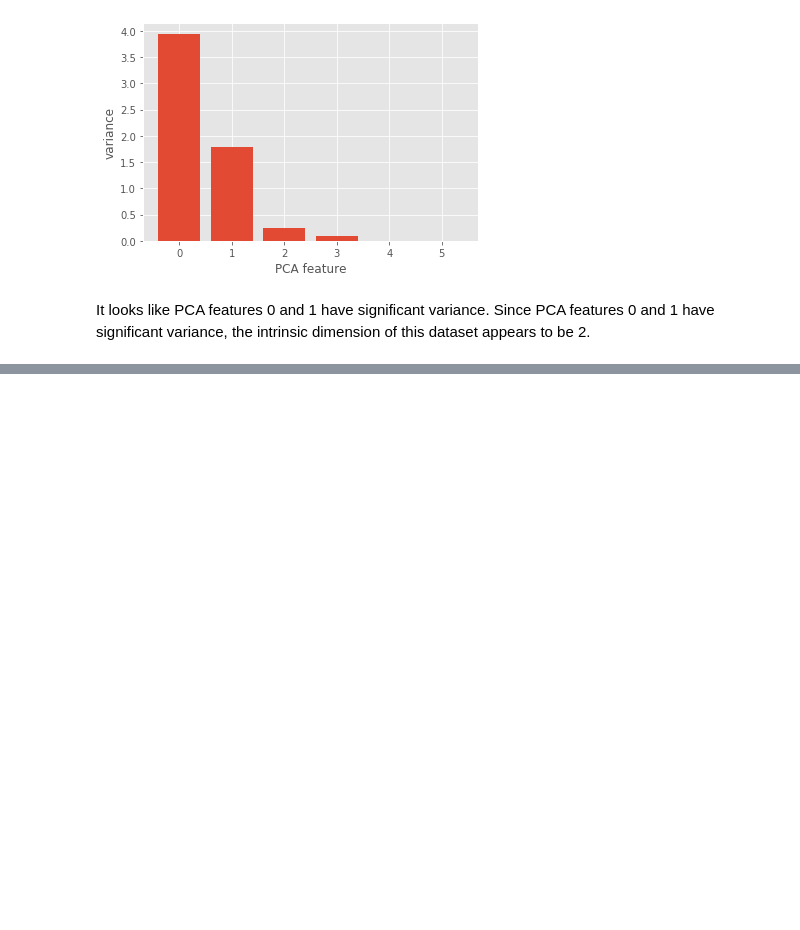
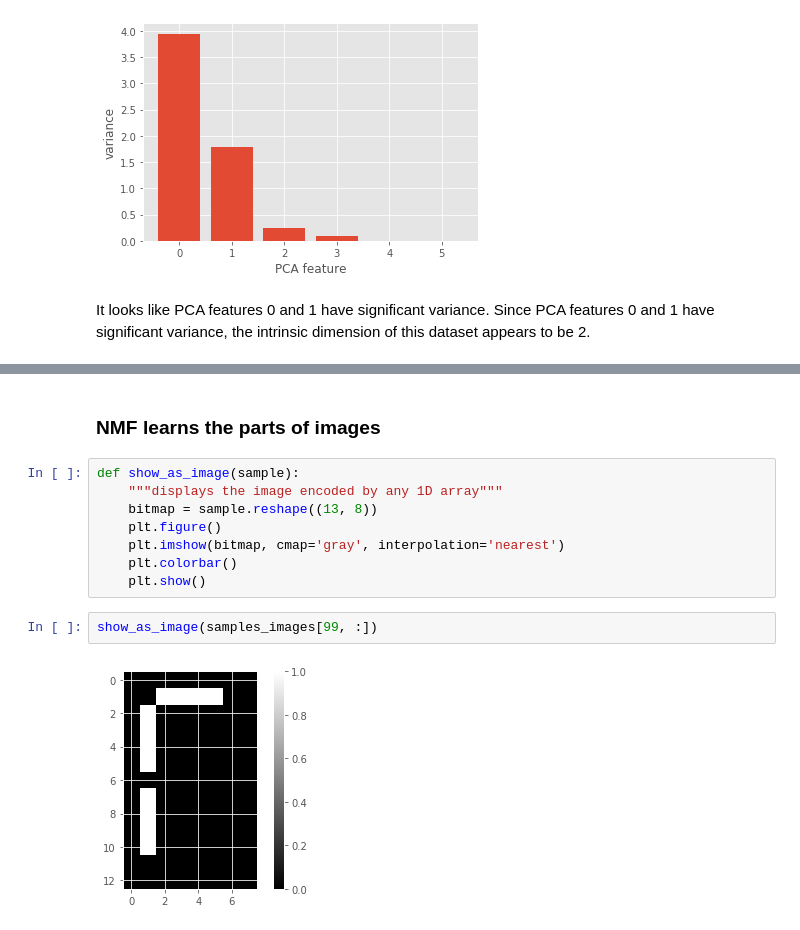
Before and after one commit to VictorOmondi1997/Unsupervised-Learning-in-Python, a Jupyter notebook: Unsupervised Learning in Python.ipynb, the cells around one changed output, grey strips where cells are left out. Saved outputs shown, nothing was run; the diff lists cells and outputs as text; blank space fills up the shorter version.

```diff
--- a/Unsupervised Learning in Python.ipynb
+++ b/Unsupervised Learning in Python.ipynb
@@ -1185,0 +1572,14 @@ It looks like PCA features 0 and 1 have significant variance. Since PCA features
+# %% [markdown]
+### NMF learns the parts of images
+# %%
+def show_as_image(sample):
+    """displays the image encoded by any 1D array"""
+    bitmap = sample.reshape((13, 8))
+    plt.figure()
+    plt.imshow(bitmap, cmap='gray', interpolation='nearest')
+    plt.colorbar()
+    plt.show()
+# %%
+show_as_image(samples_images[99, :])
+# %% [output]
+[figure, added]
```
Also changed, not shown: parts of 61 cells of this notebook.
